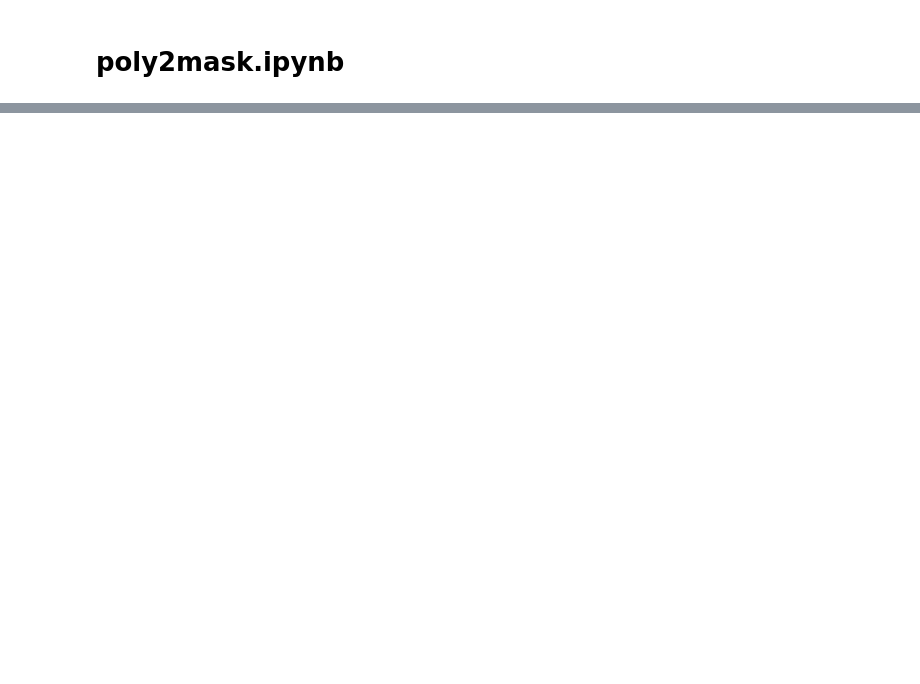
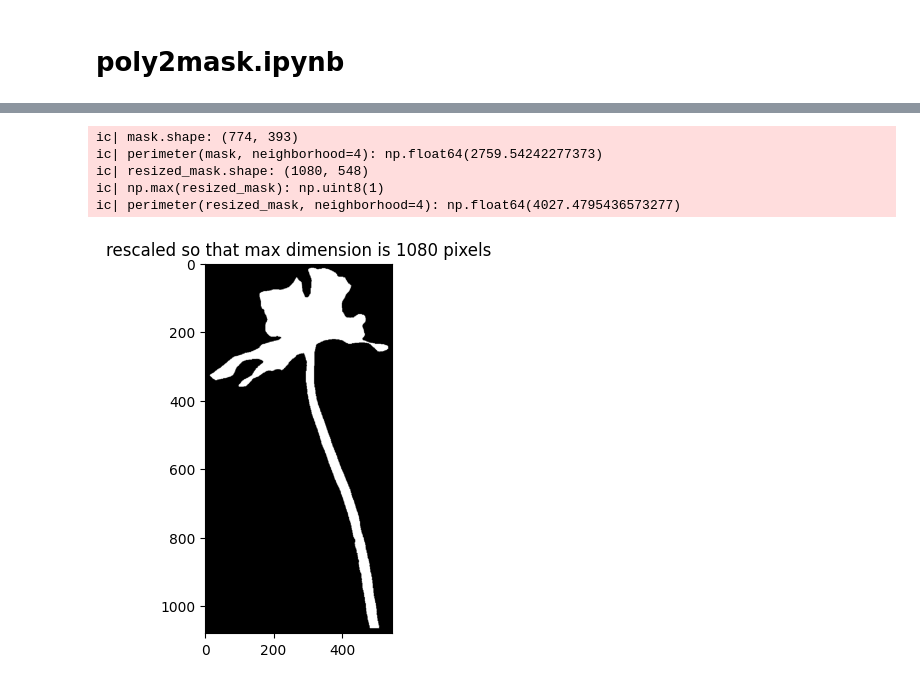
Before and after one commit to aubreymoore/sam3-2026-01-31, a Jupyter notebook: poly2mask.ipynb, the cells around one changed output, grey strips where cells are left out. Saved outputs shown, nothing was run; the diff lists cells and outputs as text; code cells hidden in the pictures; blank space fills up the shorter version.

```diff
--- a/poly2mask.ipynb
+++ b/poly2mask.ipynb
@@ -91,0 +215,27 @@ if __name__ == '__main__':
+# %%
+height, width = mask.shape
+ic(mask.shape)
+ic(perimeter(mask, neighborhood=4) )
+
+target_dimension = 1080
+if height > width:
+    ratio = target_dimension / float(height)
+else:
+    ratio = target_dimension / float(width)
+new_height = int(ratio * height)
+new_width = int(ratio * width)
+resized_mask = cv2.resize(mask, (new_width, new_height), interpolation=cv2.INTER_AREA)
+ic(resized_mask.shape)
+ic(np.max(resized_mask))
+ic(perimeter(resized_mask, neighborhood=4) )
+
+fig, ax = plt.subplots()
+ax.imshow(resized_mask, cmap='gray')
+ax.set_title('rescaled so that max dimension is 1080 pixels');
+# %% [output]
+ic| mask.shape: (774, 393)
+ic| perimeter(mask, neighborhood=4): np.float64(2759.54242277373)
+ic| resized_mask.shape: (1080, 548)
+ic| np.max(resized_mask): np.uint8(1)
+ic| perimeter(resized_mask, neighborhood=4): np.float64(4027.4795436573277)
+[figure, added]
```
Also changed, not shown: parts of 18 cells of this notebook, 3 other files.
